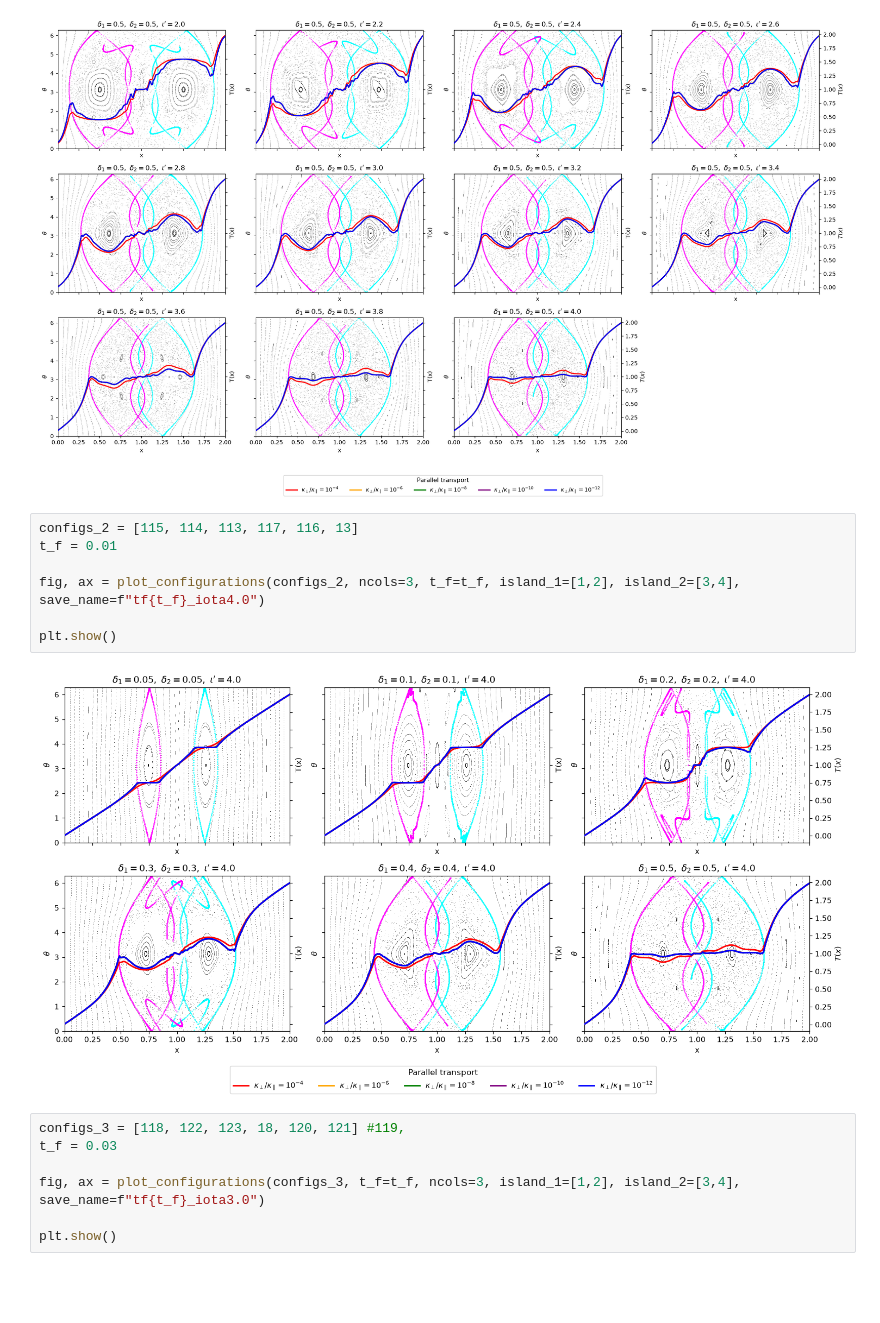
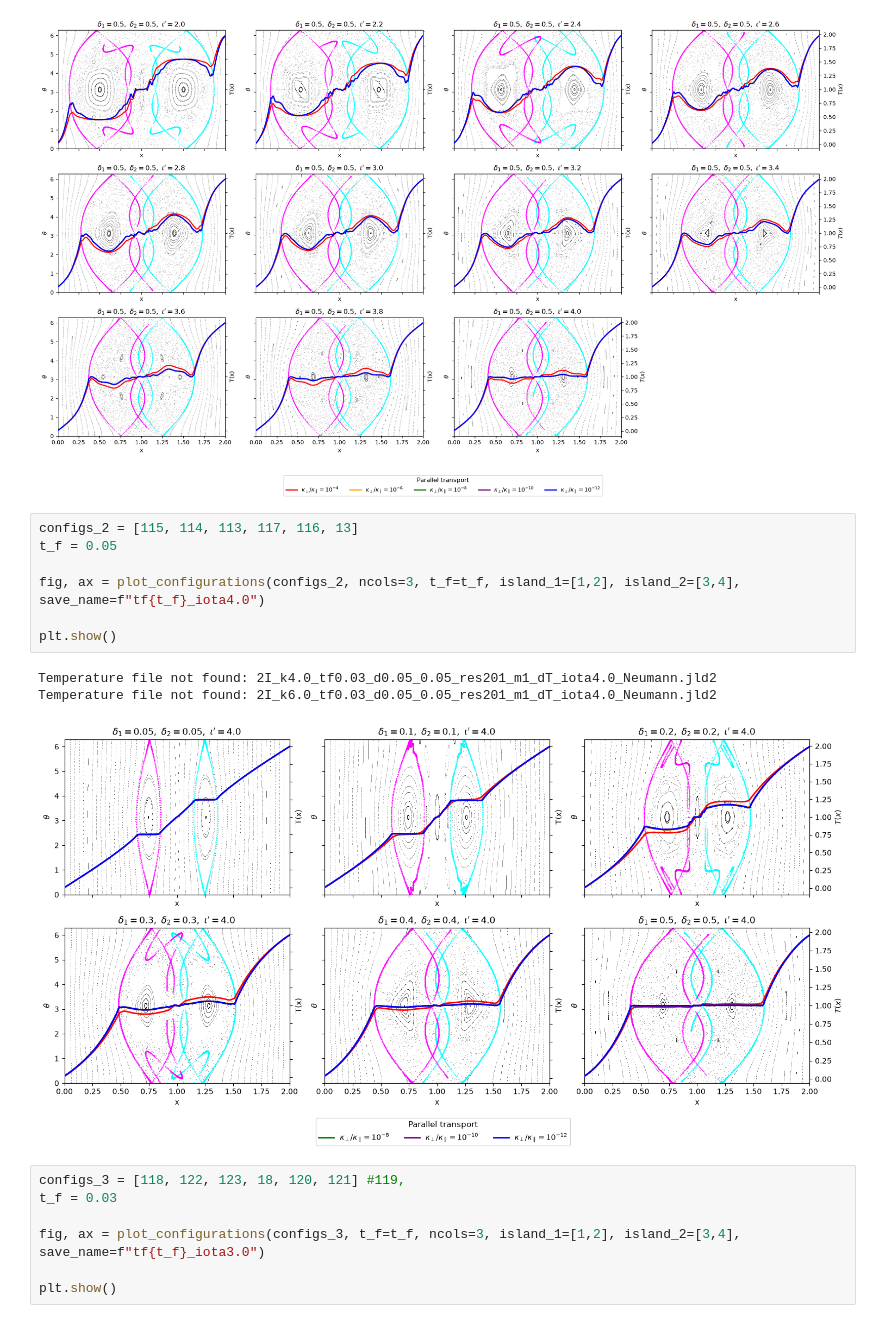
Before and after one commit to mireiaraventos/SdS, a Jupyter notebook: local/Plot_subplots_manifolds.ipynb, the cells around one changed output. Cells and saved outputs as stored; diff of their text form; blank space fills up the shorter version.

Commit message:
Plot new configs

```diff
--- a/local/Plot_subplots_manifolds.ipynb
+++ b/local/Plot_subplots_manifolds.ipynb
@@ -271,13 +271,15 @@ plt.show()
 [figure]
 # %%
 configs_2 = [115, 114, 113, 117, 116, 13]
-t_f = 0.01
+t_f = 0.05
 
 fig, ax = plot_configurations(configs_2, ncols=3, t_f=t_f, island_1=[1,2], island_2=[3,4], save_name=f"tf{t_f}_iota4.0")
 
 plt.show()
 # %% [output]
+Temperature file not found: 2I_k4.0_tf0.03_d0.05_0.05_res201_m1_dT_iota4.0_Neumann.jld2
+Temperature file not found: 2I_k6.0_tf0.03_d0.05_0.05_res201_m1_dT_iota4.0_Neumann.jld2
-[figure, old version]
+[figure, new version]
 # %%
 configs_3 = [118, 122, 123, 18, 120, 121] #119,
 t_f = 0.03
```
